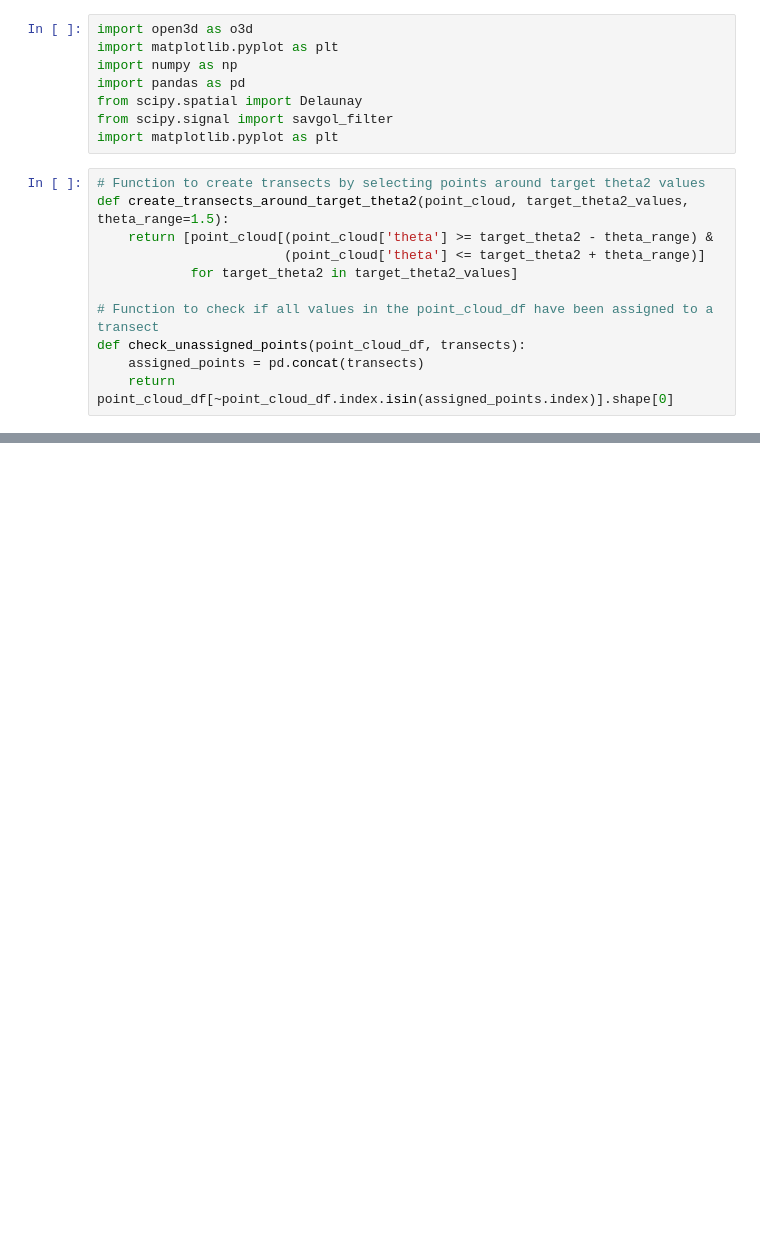
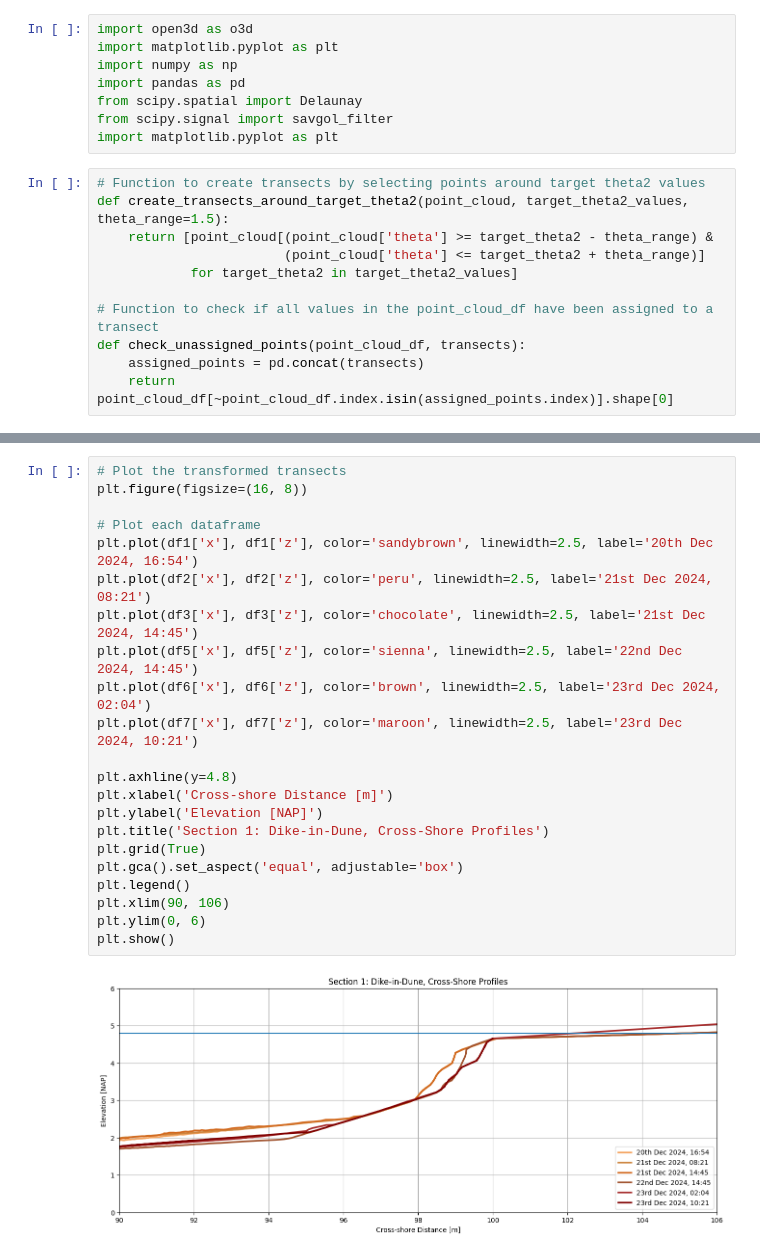
Before and after one commit to Rubenrosman/HybridDune, a Jupyter notebook: Ruben/LiDAR/Storm_2/Lidar_1_storm2_plots.ipynb, the cells around one changed output, grey strips where cells are left out. Saved outputs shown, nothing was run; the diff lists cells and outputs as text; blank space fills up the shorter version.

```diff
--- a/Ruben/LiDAR/Storm_2/Lidar_1_storm2_plots.ipynb
+++ b/Ruben/LiDAR/Storm_2/Lidar_1_storm2_plots.ipynb
@@ -259,0 +185,24 @@ Surface difference between df5 and df7 from x 97 to 100: -0.22 square meters
+# %%
+# Plot the transformed transects
+plt.figure(figsize=(16, 8))
+
+# Plot each dataframe
+plt.plot(df1['x'], df1['z'], color='sandybrown', linewidth=2.5, label='20th Dec 2024, 16:54')
+plt.plot(df2['x'], df2['z'], color='peru', linewidth=2.5, label='21st Dec 2024, 08:21')
+plt.plot(df3['x'], df3['z'], color='chocolate', linewidth=2.5, label='21st Dec 2024, 14:45')
+plt.plot(df5['x'], df5['z'], color='sienna', linewidth=2.5, label='22nd Dec 2024, 14:45')
+plt.plot(df6['x'], df6['z'], color='brown', linewidth=2.5, label='23rd Dec 2024, 02:04')
+plt.plot(df7['x'], df7['z'], color='maroon', linewidth=2.5, label='23rd Dec 2024, 10:21')
+
+plt.axhline(y=4.8)
+plt.xlabel('Cross-shore Distance [m]')
+plt.ylabel('Elevation [NAP]')
+plt.title('Section 1: Dike-in-Dune, Cross-Shore Profiles')
+plt.grid(True)
+plt.gca().set_aspect('equal', adjustable='box')
+plt.legend()
+plt.xlim(90, 106)
+plt.ylim(0, 6)
+plt.show()
+# %% [output]
+[figure, added]
```
Also changed, not shown: parts of 6 cells of this notebook, 3 other files.
